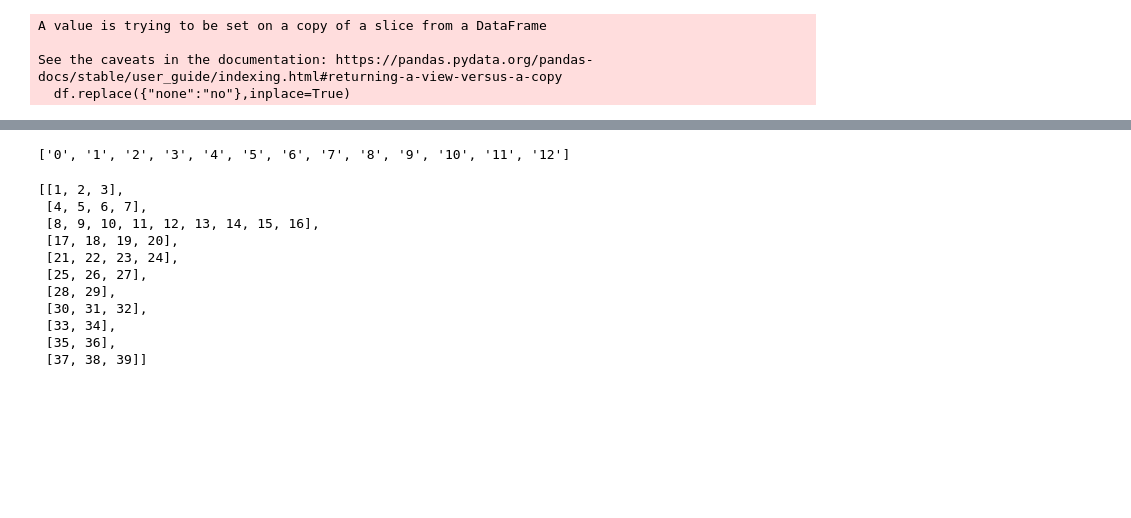
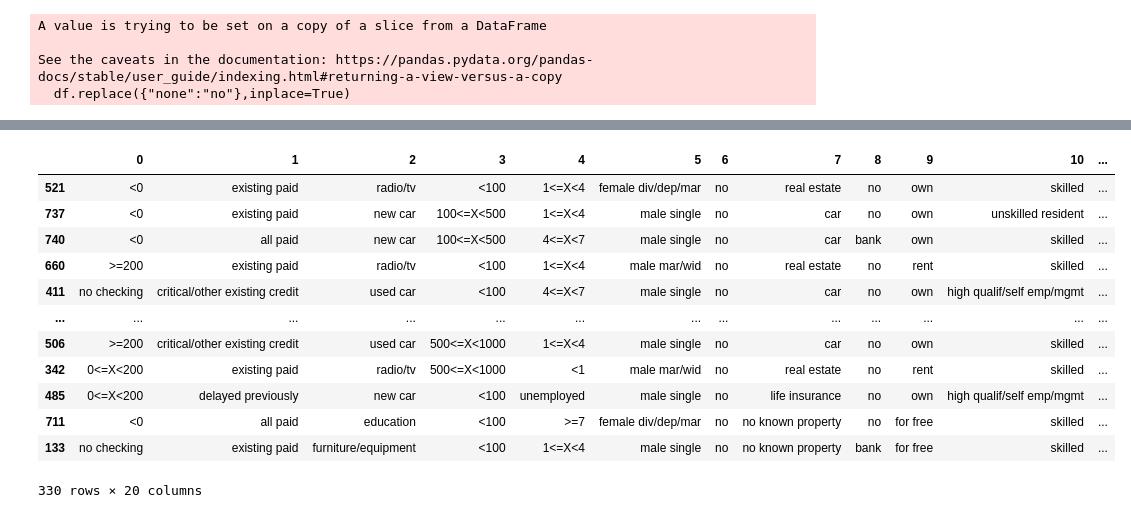
Before and after one commit to leonidaschristodoulou/xai-cfs, a Jupyter notebook: xai_runs_german_credit.ipynb, the cells around one changed output, grey strips where cells are left out. Cells and saved outputs as stored; diff of their text form; code cells hidden in the pictures; blank space fills up the shorter version.

```diff
--- a/xai_runs_german_credit.ipynb
+++ b/xai_runs_german_credit.ipynb
@@ -139,10 +139,10 @@ for c1, dataset_in in enumerate(datasets):
     cfs_good_indices[f"noise_{c1:.0f}"] = cf_calc.check_cfs()
     cf_results_dict[f"noise_{c1:.0f}"] = cfs
 
-    dump(cf_calc, "cf_calc_mock_data"+str(mock_data)+"_german_credit.pkl")
-    dump(cf_results_dict, "cf_results_dict_mock_data"+str(mock_data)+"_german_credit.pkl")
-    dump(model_results_dict, "model_results_dict"+str(mock_data)+"_german_credit.pkl")
-    dump(cfs_good_indices, "cfs_good_indices"+str(mock_data)+"_german_credit.pkl")
+    dump(cf_calc, "cf_calc_mock_data_german_credit.pkl")
+    dump(cf_results_dict, "cf_results_dict_german_credit.pkl")
+    dump(model_results_dict, "model_results_german_credit.pkl")
+    dump(cfs_good_indices, "cfs_good_indices_german_credit.pkl")
     # dump(datasets, "datasets_"+str(mock_data)+"_adult_income.pkl")
     print("==================================================================================================")
 # %% [output]
@@ -174,18 +199,16 @@ KeyError: 10
-# %%
-cat_feat2
-# %% [output]
-['0', '1', '2', '3', '4', '5', '6', '7', '8', '9', '10', '11', '12']
-# %%
-polytopes
-# %% [output]
-[[1, 2, 3],
- [4, 5, 6, 7],
- [8, 9, 10, 11, 12, 13, 14, 15, 16],
- [17, 18, 19, 20],
- [21, 22, 23, 24],
- [25, 26, 27],
- [28, 29],
- [30, 31, 32],
- [33, 34],
- [35, 36],
- [37, 38, 39]]
+# %%
+df_test
+# %% [output]
+|  | 0 | 1 | 2 | 3 | 4 | 5 | 6 | 7 | 8 | 9 | 10 | ... |
+| 521 | <0 | existing paid | radio/tv | <100 | 1<=X<4 | female div/dep/mar | no | real estate | no | own | skilled | ... |
+| 737 | <0 | existing paid | new car | 100<=X<500 | 1<=X<4 | male single | no | car | no | own | unskilled resident | ... |
+| 740 | <0 | all paid | new car | 100<=X<500 | 4<=X<7 | male single | no | car | bank | own | skilled | ... |
+| 660 | >=200 | existing paid | radio/tv | <100 | 1<=X<4 | male mar/wid | no | real estate | no | rent | skilled | ... |
+| 411 | no checking | critical/other existing credit | used car | <100 | 4<=X<7 | male single | no | car | no | own | high qualif/self emp/mgmt | ... |
+| ... | ... | ... | ... | ... | ... | ... | ... | ... | ... | ... | ... | ... |
+| 506 | >=200 | critical/other existing credit | used car | 500<=X<1000 | 1<=X<4 | male single | no | car | no | own | skilled | ... |
+| 342 | 0<=X<200 | existing paid | radio/tv | 500<=X<1000 | <1 | male mar/wid | no | real estate | no | rent | skilled | ... |
+| 485 | 0<=X<200 | delayed previously | new car | <100 | unemployed | male single | no | life insurance | no | own | high qualif/self emp/mgmt | ... |
+| 711 | <0 | all paid | education | <100 | >=7 | female div/dep/mar | no | no known property | no | for free | skilled | ... |
+| 133 | no checking | existing paid | furniture/equipment | <100 | 1<=X<4 | male single | no | no known property | bank | for free | skilled | ... |
+330 rows × 20 columns
```
Also changed, not shown: parts of 2 cells of this notebook, 2 other files.
